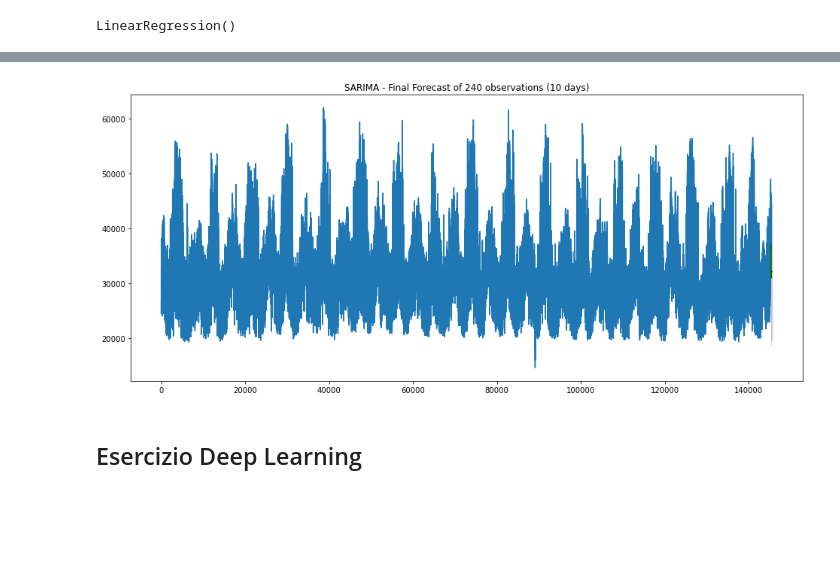
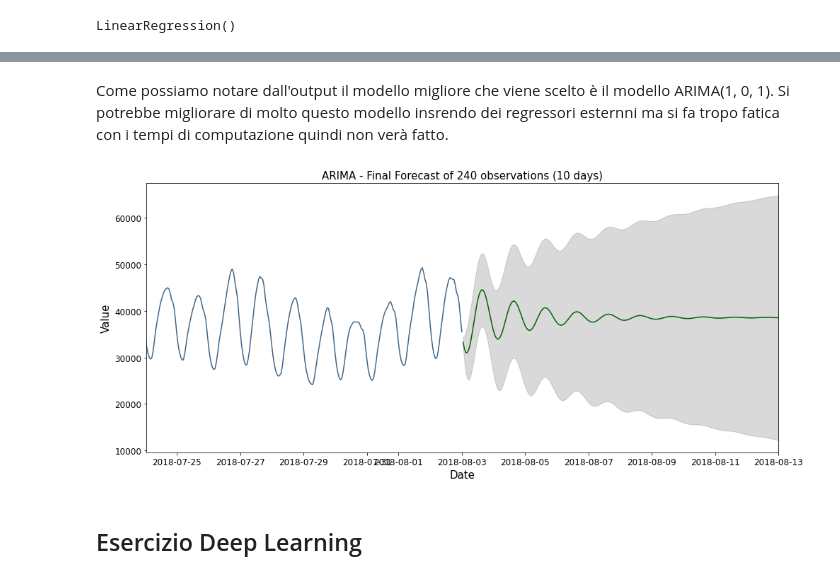
Before and after one commit to Chri1629/environment_physics, a Jupyter notebook: physics/progetto/Esame.ipynb, the cells around one changed output, grey strips where cells are left out. Cells and saved outputs as stored; diff of their text form; code cells hidden in the pictures; blank space fills up the shorter version.

Commit message:
Versione finale del progetto

```diff
--- a/physics/progetto/Esame.ipynb
+++ b/physics/progetto/Esame.ipynb
@@ -139,6 +152,0 @@ Scomponiamo nelle componenti principali
-# %%
-result_mul = seasonal_decompose(dati['PJME_MW'], model='multiplicative', extrapolate_trend='freq', period = 24*365)
-
-plt.rcParams.update({'figure.figsize': (10, 10)})
-result_mul.plot()
-plt.show()
@@ -167,5 +199,5 @@ Creo in anticipo l'indice temporali per i futuri in modo da poterlo utilizzare c
 # %%
 future_index = pd.DataFrame(
-        {'Datetime': pd.date_range('2018-01-02 01:00:00', '2018-01-12 01:00:00', freq='1H', closed='left')}
+        {'Datetime': pd.date_range('2018-08-03 01:00:00', '2018-08-13 01:00:00', freq='1H', closed='left')}
      )
 future_index.set_index('Datetime', inplace = True)
@@ -226,12 +280,10 @@ plt.legend(fontsize=12, loc='upper right')
 # %%
-smodel = pm.auto_arima(dati, start_p = 0, start_q = 0,
-                       test='adf',
-                       max_p = 2, max_q = 2,
-                       start_P = 0, seasonal=True,
-                       d=None, D=1, trace=True,
-                       error_action='ignore',
-                       suppress_warnings=True,
-                       stepwise=True)
+smodel = pm.auto_arima(dati, start_p = 0, start_q = 0, max_p = 3, max_q = 3,
+                       start_P = 0, start_Q = 0, max_P = 2, max_Q = 2,  d = 1, D = 0,
+                       max_order = None, seasonal = False, m = 0,
+                       test='adf', trace = True, error_action='ignore',
+                       suppress_warnings = True,
+                       stepwise = True)
 
 smodel.summary()
 # %% [output]
@@ -274,29 +332,37 @@ Warnings:
+# %% [markdown]
+Come possiamo notare dall'output il modello migliore che viene scelto è il modello ARIMA(1, 0, 1). Si potrebbe migliorare di molto questo modello insrendo dei regressori esternni ma si fa tropo fatica con i tempi di computazione quindi non verà fatto.
 # %%
 n_periods = 240
 fitted, confint = smodel.predict(n_periods = n_periods, return_conf_int = True)
 index_of_fc = pd.date_range(dati.index[-1], periods = n_periods, freq = 'MS')
 
-# make series for plotting purpose
+
 fitted_series = pd.Series(fitted, index=index_of_fc)
 lower_series = pd.Series(confint[:, 0], index=index_of_fc)
 upper_series = pd.Series(confint[:, 1], index=index_of_fc)
 
-# Plot
+
 plt.figure(figsize=(16, 7))
 
-plt.plot(dati)
+plt.plot(dati.index, dati.values, color = "#416685")
 
-plt.plot(future, fitted_series, color='darkgreen')
+plt.plot(future_index.index, fitted_series, color='darkgreen')
 
-plt.fill_between(future,
+plt.fill_between(future_index.index,
                  lower_series,
                  upper_series,
                  color='k', alpha=.15)
 
-plt.title("SARIMA - Final Forecast of 240 observations (10 days)")
+plt.xlabel("Date", fontsize = 15)
+plt.ylabel("Value", fontsize = 15)
+plt.xticks(fontsize = 12)
+plt.yticks(fontsize = 12)
+plt.xlim(dati.index[-240], future_index.index[-1])
+
+plt.title("ARIMA - Final Forecast of 240 observations (10 days)", fontsize = 15)
 plt.show()
 # %% [output]
-[figure, old version]
+[figure, new version]
 # %% [markdown]
 <a id="esercizio2"></a>
 ## Esercizio Deep Learning
```
Also changed, not shown: parts of 36 cells of this notebook, 5 other files.
